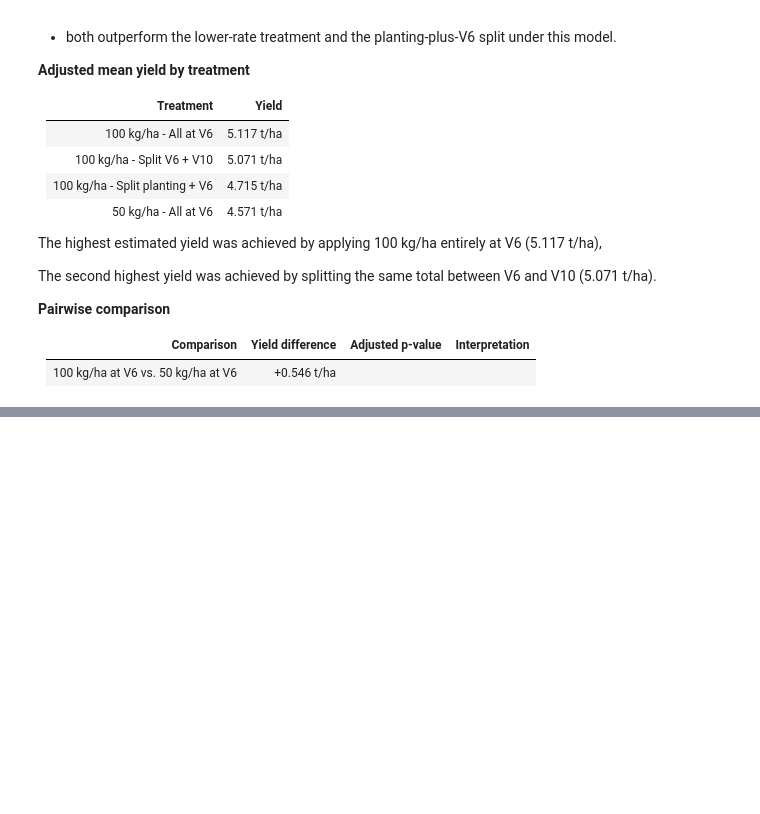
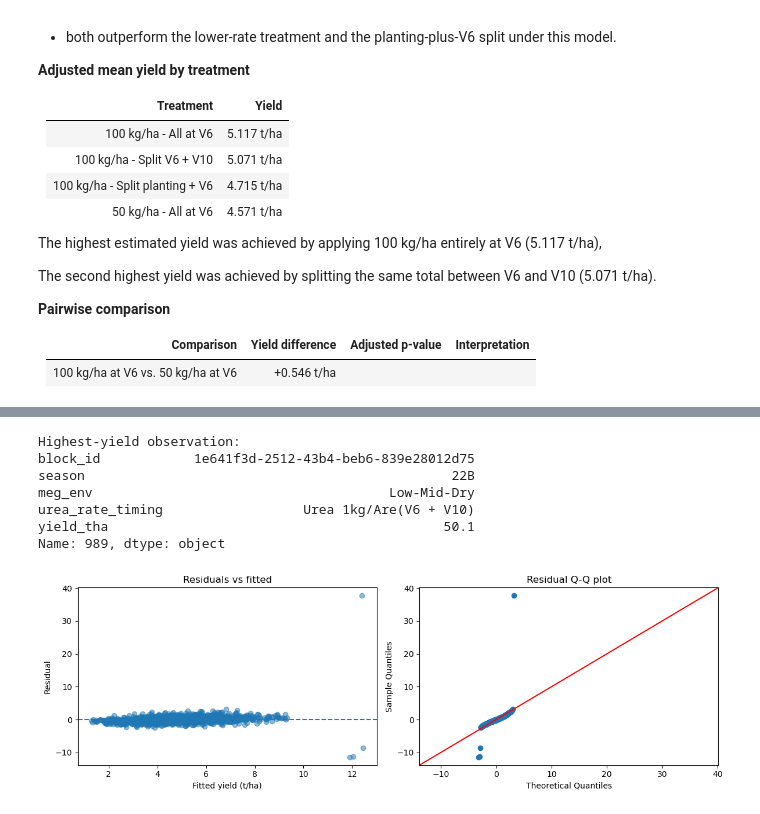
Before and after one commit to Vin-Okumu/maize-yield-optimization-rwanda, a Jupyter notebook: 02_Notebooks/04_treatment_effect_analysis.ipynb, the cells around one changed output, grey strips where cells are left out. Cells and saved outputs as stored; diff of their text form; code cells hidden in the pictures; blank space fills up the shorter version.

Commit message:
Updated treatment effect analysis notebook

```diff
--- a/02_Notebooks/04_treatment_effect_analysis.ipynb
+++ b/02_Notebooks/04_treatment_effect_analysis.ipynb
@@ -61,8 +61,8 @@ data_path = Path(r"../01_Data/processed")
 def load_csv(filename):
     return pd.read_csv(data_path/filename)
 # %%
-copy_df = load_csv("plot_with_field_soil.csv")
-copy_df.head()
+plot_with_field_soil = load_csv("plot_with_field_soil.csv")
+plot_with_field_soil.head()
 # %% [output]
 |  | block_id | season | plot_id | treat_code | treat_details | urea_rate_timing | crop | prior_season_crop | ... |
 | 0 | adfa31ad-95bf-453d-94f1-d163a97756ee | 21A | adfa31ad-95bf-453d-94f1-d163a9775... | A | DAP 1Kg/Are + Urea 0.5Kg/Are at V6 | Urea 0.5Kg/Are(V6) | maize | maize | ... |
@@ -78,7 +78,7 @@ import statsmodels.formula.api as smf
 
 # Keep plots with the field context needed for this model.
 # Five plots lack a matching mega-environment.
-analysis_df = copy_df.dropna(
+analysis_df = plot_with_field_soil.dropna(
     subset=["meg_env"]
 ).copy()
 
@@ -335,0 +352,72 @@ The second highest yield was achieved by splitting the same total between V6 and
+# %%
+
+import matplotlib.pyplot as plt
+import statsmodels.api as sm
+
+# A. Inspect the highest-yield observation
+extreme_idx = analysis_df["yield_tha"].idxmax()
+
+print("Highest-yield observation:")
+print(
+    analysis_df.loc[
+        extreme_idx,
+        ["block_id", "season", "meg_env",
+         "urea_rate_timing", "yield_tha"]
+    ]
+)
+
+# B. Inspect residuals from the fitted baseline model
+residuals = base_ml.resid
+fitted = base_ml.fittedvalues
+
+fig, axes = plt.subplots(1, 2, figsize=(12, 4))
+
+axes[0].scatter(fitted, residuals, alpha=0.5)
+axes[0].axhline(0, linestyle="--")
+axes[0].set_xlabel("Fitted yield (t/ha)")
+axes[0].set_ylabel("Residual")
+axes[0].set_title("Residuals vs fitted")
+
+sm.qqplot(residuals, line="45", ax=axes[1])
+axes[1].set_title("Residual Q-Q plot")
+
+plt.tight_layout()
+plt.show()
+
+# C. Refit the same model without the extreme observation
+sensitivity_df = analysis_df.drop(index=extreme_idx).copy()
+
+sensitivity_model = smf.mixedlm(
+    "yield_tha ~ C(urea_rate_timing) + C(season) + C(meg_env)",
+    data=sensitivity_df,
+    groups=sensitivity_df["field_season_id"]
+).fit(reml=False)
+
+# Compare treatment estimates
+treatment_terms = [
+    term for term in base_ml.fe_params.index
+    if "urea_rate_timing" in term
+]
+
+comparison = pd.DataFrame({
+    "Original estimate": base_ml.fe_params[treatment_terms],
+    "Without extreme value":
+        sensitivity_model.fe_params[treatment_terms]
+})
+
+comparison["Change"] = (
+    comparison["Without extreme value"]
+    - comparison["Original estimate"]
+)
+
+print("\nTreatment coefficient sensitivity:")
+print(comparison.round(4))
+# %% [output]
+Highest-yield observation:
+block_id            1e641f3d-2512-43b4-beb6-839e28012d75
+season                                               22B
+meg_env                                      Low-Mid-Dry
+urea_rate_timing                  Urea 1kg/Are(V6 + V10)
+yield_tha                                           50.1
+Name: 989, dtype: object
+[figure, added]
```
Also changed, not shown: parts of 6 cells of this notebook.
